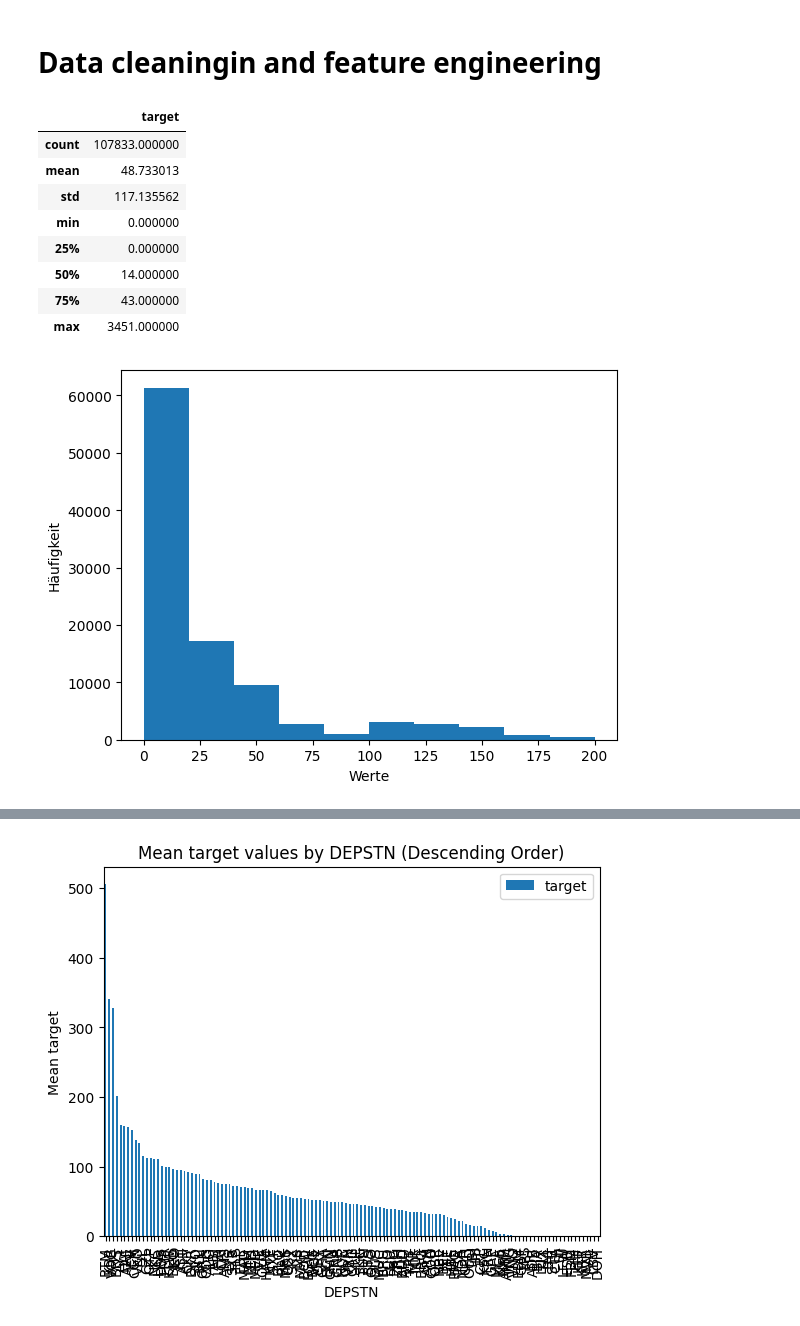
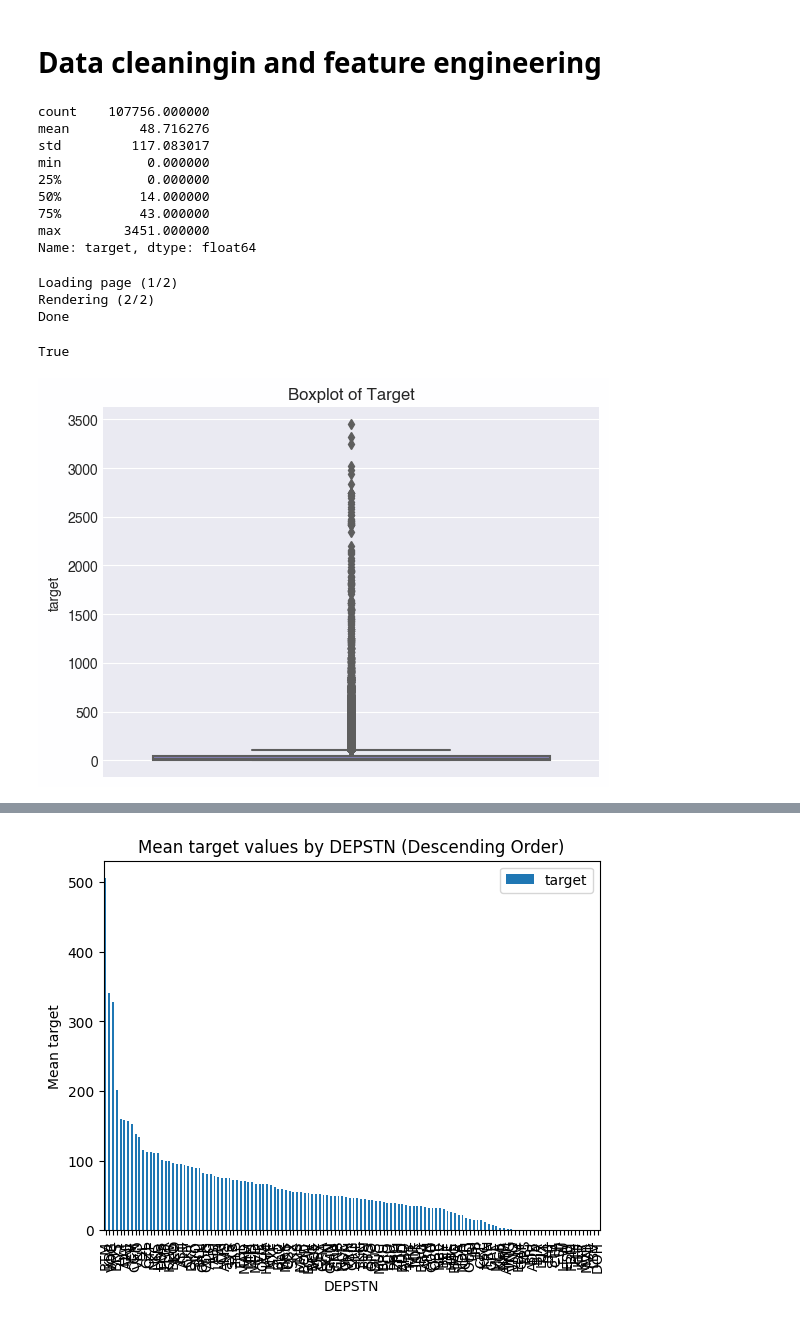
Before and after one commit to tanjina-hub/ml-project-fight-delay-prediction, a Jupyter notebook: EDA-and-modeling copy.ipynb, the cells around one changed output, grey strips where cells are left out. Drawn from its saved outputs; the diff is of its cells as text; code cells hidden in the pictures.

```diff
--- a/EDA-and-modeling copy.ipynb
+++ b/EDA-and-modeling copy.ipynb
@@ -68,26 +136,42 @@ Name: count, Length: 132, dtype: int64
 # %% [markdown]
 # Data cleaningin and feature engineering
 # %%
-flight_delay_data.describe()
+flight_delay_data['target'].describe()
 # %% [output]
-|  | target |
-| count | 107833.000000 |
-| mean | 48.733013 |
-| std | 117.135562 |
-| min | 0.000000 |
-| 25% | 0.000000 |
-| 50% | 14.000000 |
-| 75% | 43.000000 |
-| max | 3451.000000 |
+count    107756.000000
+mean         48.716276
+std         117.083017
+min           0.000000
+25%           0.000000
+50%          14.000000
+75%          43.000000
+max        3451.000000
+Name: target, dtype: float64
-# %%
-# Histogramm mit begrenztem Wertebereich
-plt.hist(flight_delay_data['target'], range=(0, 200))
-
-# Achsenbeschriftungen hinzufügen
-plt.xlabel('Werte')
-plt.ylabel('Häufigkeit')
-
-# Anzeige des Histogramms
-plt.show()
-# %% [output]
-[figure, removed]
+# %%
+# Convert the DataFrame to HTML
+html = flight_delay_data['target'].describe().to_frame().to_html()
+
+# Write the HTML to a file
+with open('df3.html', 'w') as f:
+    f.write(html)
+
+# Convert the HTML to an image using imgkit
+imgkit.from_file('df3.html', 'df3.jpg')
+# %% [output]
+Loading page (1/2)
+Rendering (2/2)
+Done
+True
+# %%
+import seaborn as sns
+
+# Create a boxplot for 'target' column
+sns.boxplot(y=flight_delay_data['target'])
+
+# Add title
+plt.title('Boxplot of Target')
+
+# Display the plot
+plt.show()
+# %% [output]
+[figure, added]
```
Also changed, not shown: parts of 30 cells of this notebook, 31 other files.
